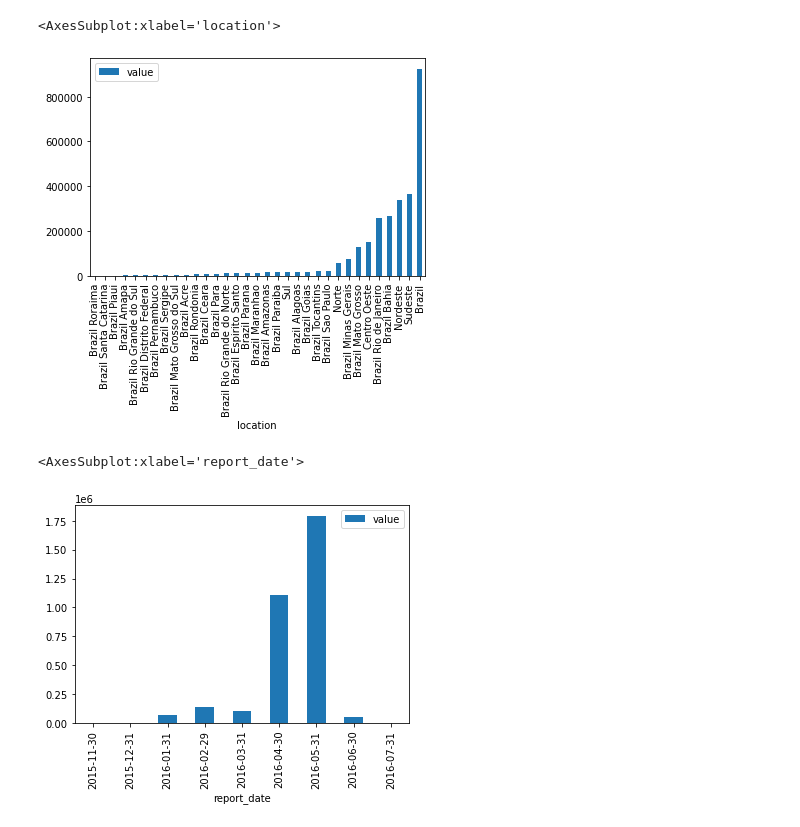
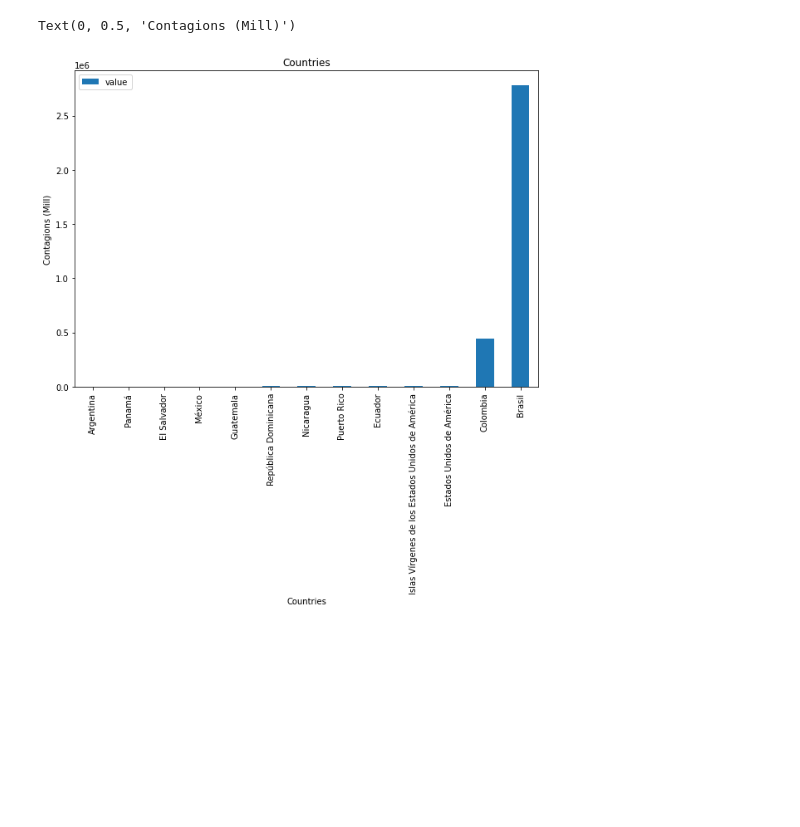
Before and after one commit to LuisGerardoDC/zika_pandas, a Jupyter notebook: Graficacion Data.ipynb, the cells around one changed output. Cells and saved outputs as stored; diff of their text form; code cells hidden in the pictures; blank space fills up the shorter version.

```diff
--- a/Graficacion Data.ipynb
+++ b/Graficacion Data.ipynb
@@ -14,10 +9,7 @@ df_z_countries.plot(kind='bar')
-# %%
-df_z_locations_brazil.plot(kind='bar')
-# %% [output]
-<AxesSubplot:xlabel='location'>
-[figure, removed]
-# %%
-df_z_contagios.plot(kind='bar')
-# %% [output]
-<AxesSubplot:xlabel='report_date'>
-[figure, removed]
+# %%
+df_z_countries.plot(kind='bar',figsize=(10,7), title='Countries')
+plt.xlabel('Countries')
+plt.ylabel('Contagions (Mill)')
+# %% [output]
+Text(0, 0.5, 'Contagions (Mill)')
+[figure, added]
```
Also changed, not shown: parts of 3 cells of this notebook.
